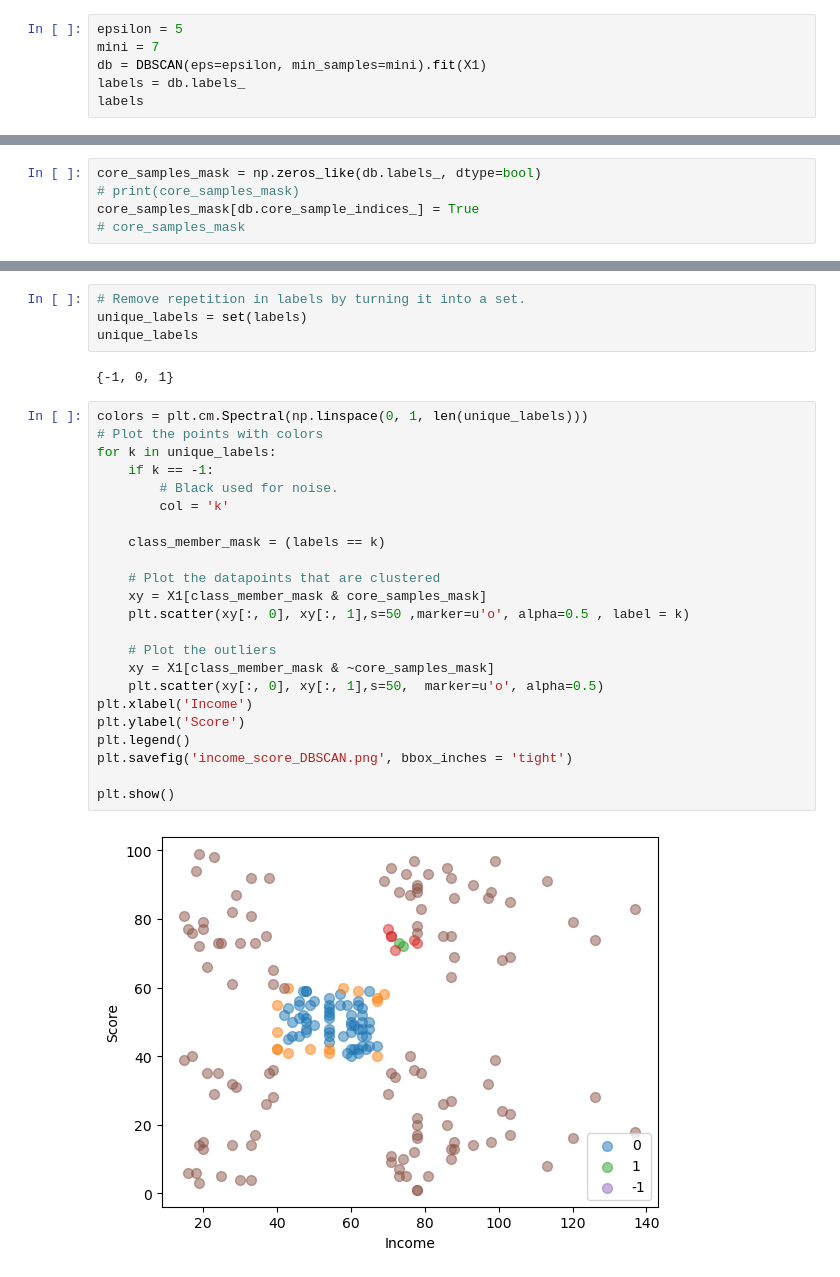
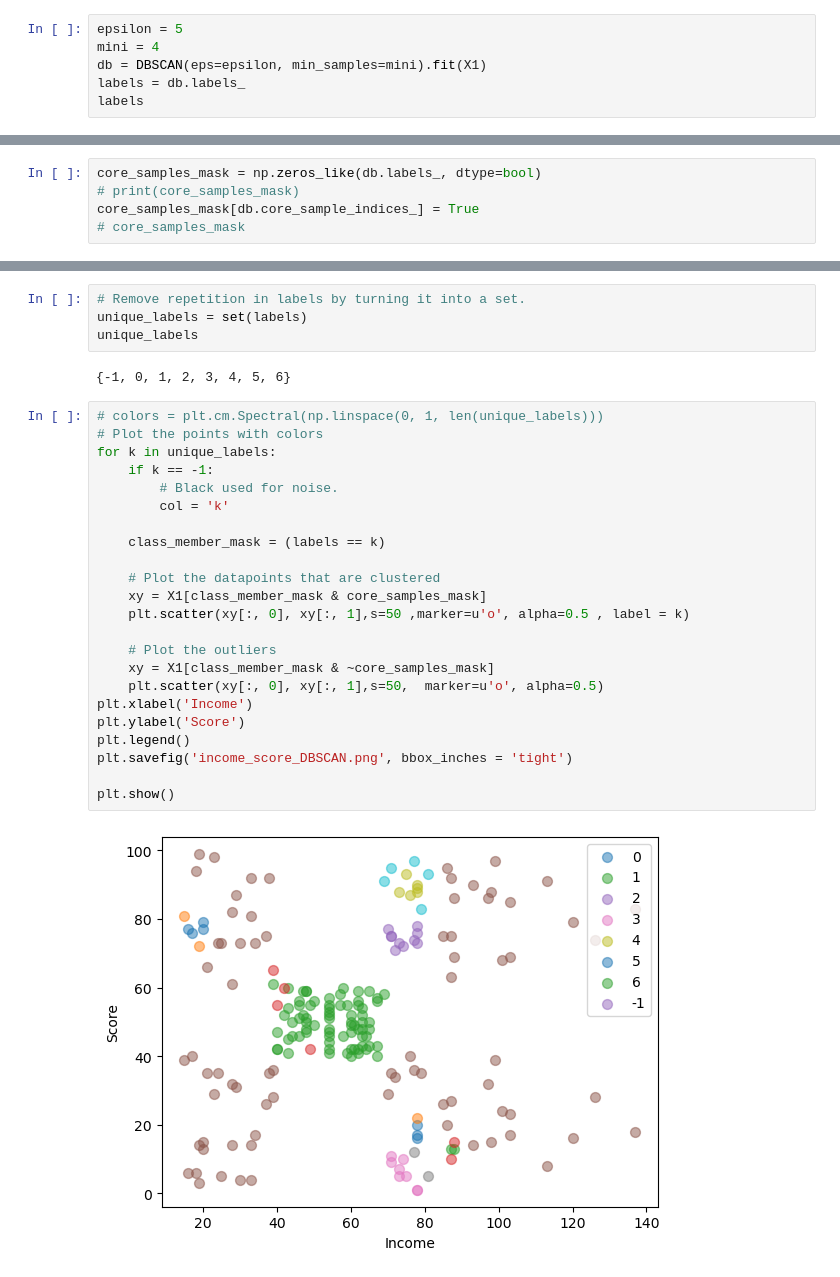
Before and after one commit to nimahamed88/Machine-Learning, a Jupyter notebook: Projects/Clustering/Clustering.ipynb, the cells around one changed output, grey strips where cells are left out. Drawn from its saved outputs; the diff is of its cells as text.

```diff
--- a/Projects/Clustering/Clustering.ipynb
+++ b/Projects/Clustering/Clustering.ipynb
@@ -520,7 +520,7 @@ plt.scatter(X1[: , 0] , X1[: , 1])
 [figure]
 # %%
 epsilon = 5
-mini = 7
+mini = 4
 db = DBSCAN(eps=epsilon, min_samples=mini).fit(X1)
 labels = db.labels_
 labels
@@ -553,29 +553,29 @@ n_clusters_
 unique_labels = set(labels)
 unique_labels
 # %% [output]
-{-1, 0, 1}
+{-1, 0, 1, 2, 3, 4, 5, 6}
 # %%
-colors = plt.cm.Spectral(np.linspace(0, 1, len(unique_labels)))
+# colors = plt.cm.Spectral(np.linspace(0, 1, len(unique_labels)))
 # Plot the points with colors
 for k in unique_labels:
     if k == -1:
         # Black used for noise.
         col = 'k'
 
     class_member_mask = (labels == k)
 
     # Plot the datapoints that are clustered
     xy = X1[class_member_mask & core_samples_mask]
     plt.scatter(xy[:, 0], xy[:, 1],s=50 ,marker=u'o', alpha=0.5 , label = k)
 
     # Plot the outliers
     xy = X1[class_member_mask & ~core_samples_mask]
     plt.scatter(xy[:, 0], xy[:, 1],s=50,  marker=u'o', alpha=0.5)
 plt.xlabel('Income')
 plt.ylabel('Score')
 plt.legend()
 plt.savefig('income_score_DBSCAN.png', bbox_inches = 'tight')
 
 plt.show()
 # %% [output]
-[figure, old version]
+[figure, new version]
```
Also changed, not shown: parts of 16 cells of this notebook.
